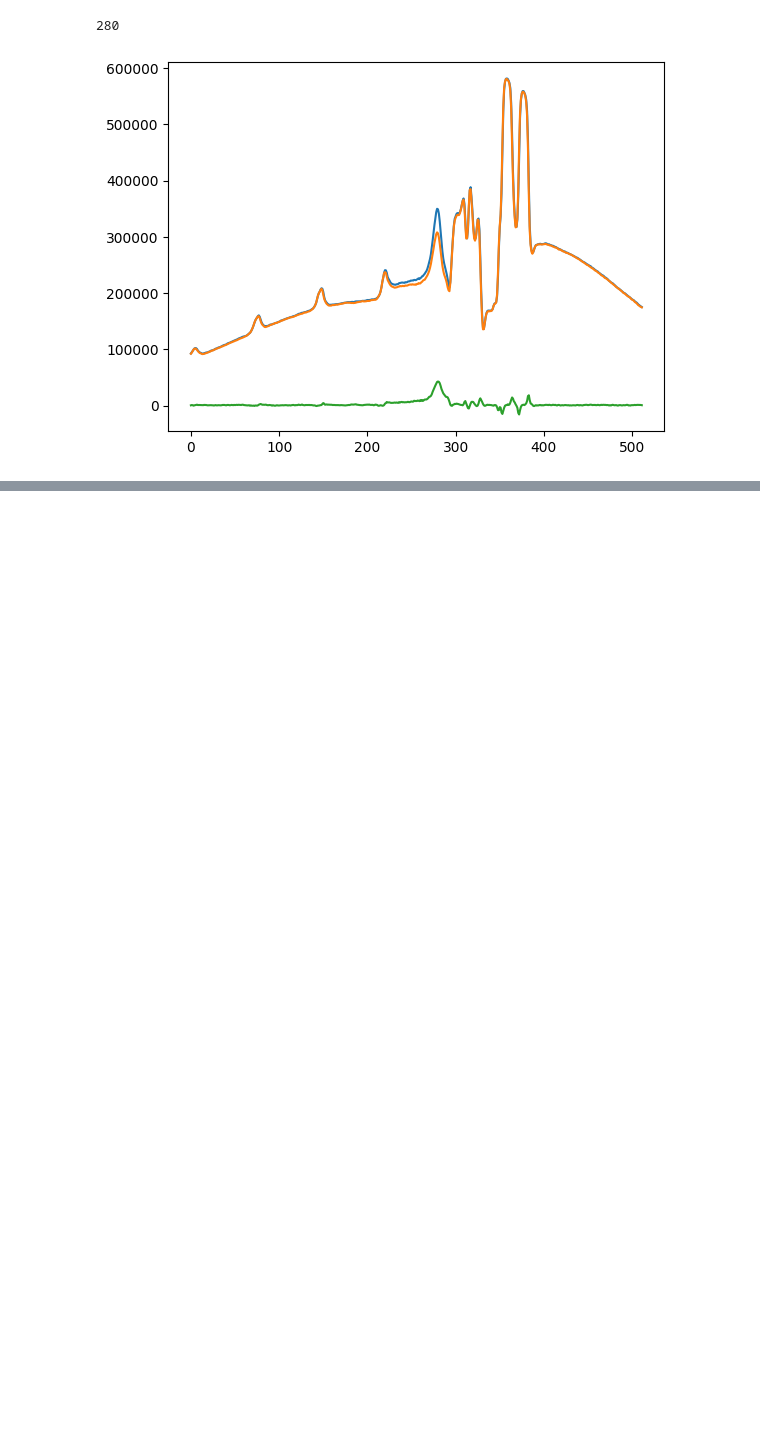
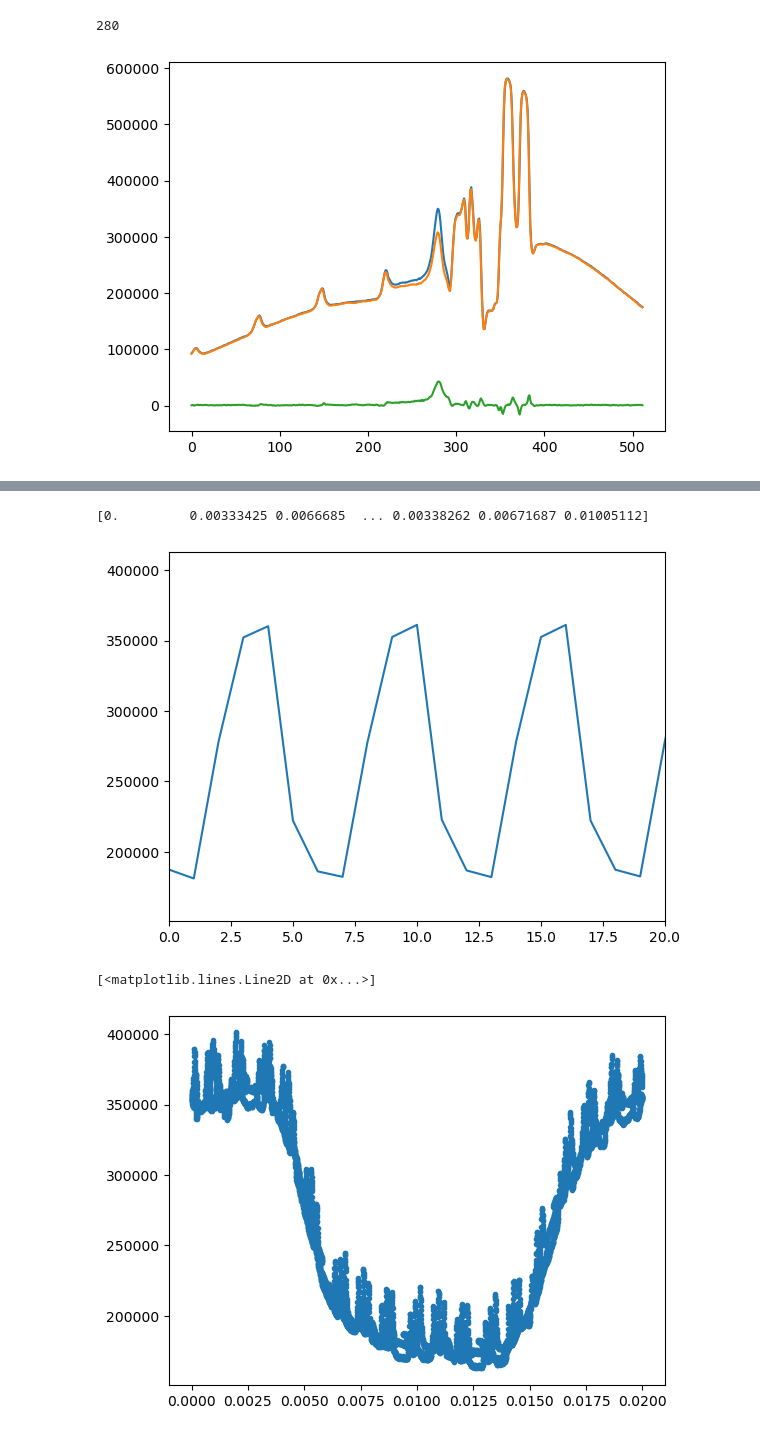
Before and after one commit to JeperoJ/Photoluminescence-scanner, a Jupyter notebook: Software refactor/LIPI_Processing/testing_fps_wrong.ipynb, the cells around one changed output, grey strips where cells are left out. Cells and saved outputs as stored; diff of their text form; code cells hidden in the pictures; blank space fills up the shorter version.

```diff
--- a/Software refactor/LIPI_Processing/testing_fps_wrong.ipynb
+++ b/Software refactor/LIPI_Processing/testing_fps_wrong.ipynb
@@ -53,6 +62,6 @@ plt.plot(scan_profile)
 # %%
 peaks, properties = scipy.signal.find_peaks(scan_profile, prominence=0, wlen=1000)
-sorted_index = np.argsort(properties_2["prominences"])
+sorted_index = np.argsort(properties["prominences"])
 peak_1 = peaks[sorted_index[-1]]
 peak_2 = peaks[sorted_index[-2]]
 print(peak_1, peak_2)
@@ -71,0 +112,25 @@ plt.show()
+# %%
+f_m = 50
+#f_s = 300
+f_s = 299.917668
+#print(1/f_m, 6/f_s)
+times = (np.arange(scan_profile.shape[0])/f_s) % (1/f_m)
+print(times)
+sorted_time = np.argsort(times)
+trim_start = module_start+500
+trim_end = module_end-500
+trimmed_profile = scan_profile[trim_start:trim_end]
+#plt.plot(trimmed_profile)
+#plt.hlines(np.mean(trimmed_profile), 0, 10000, "r")
+#binary = np.zeros_like(trimmed_profile)
+#binary[trimmed_profile>np.median(trimmed_profile)] = 1
+plt.plot(trimmed_profile)
+plt.xlim(0, 20)
+plt.show()
+#to = 18
+plt.plot(times[trim_start:trim_end], scan_profile[trim_start:trim_end], ".")
+# %% [output]
+[0.         0.00333425 0.0066685  ... 0.00338262 0.00671687 0.01005112]
+[figure, added]
+[<matplotlib.lines.Line2D at 0x...>]
+[figure, added]
```
Also changed, not shown: parts of 11 cells of this notebook.
